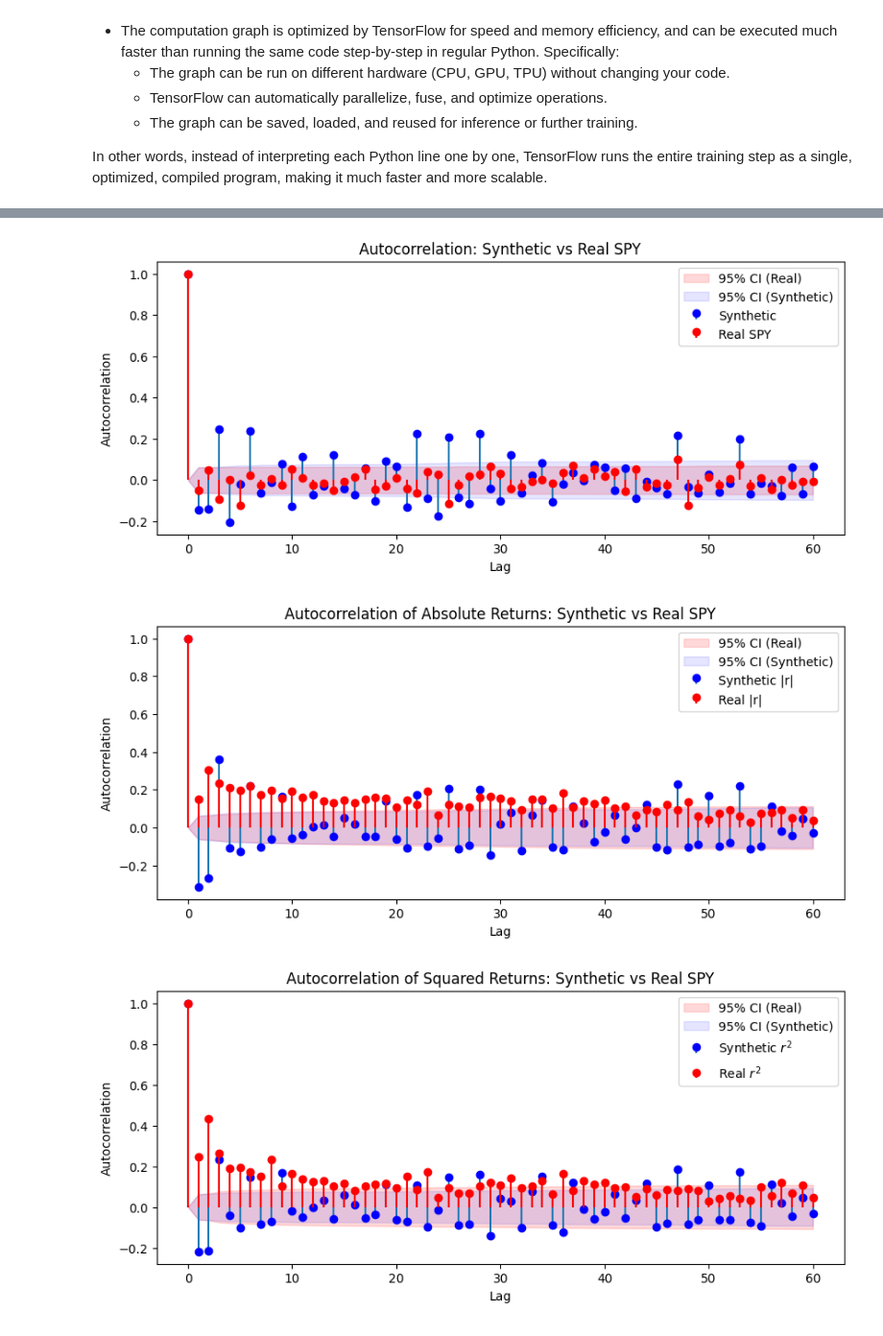
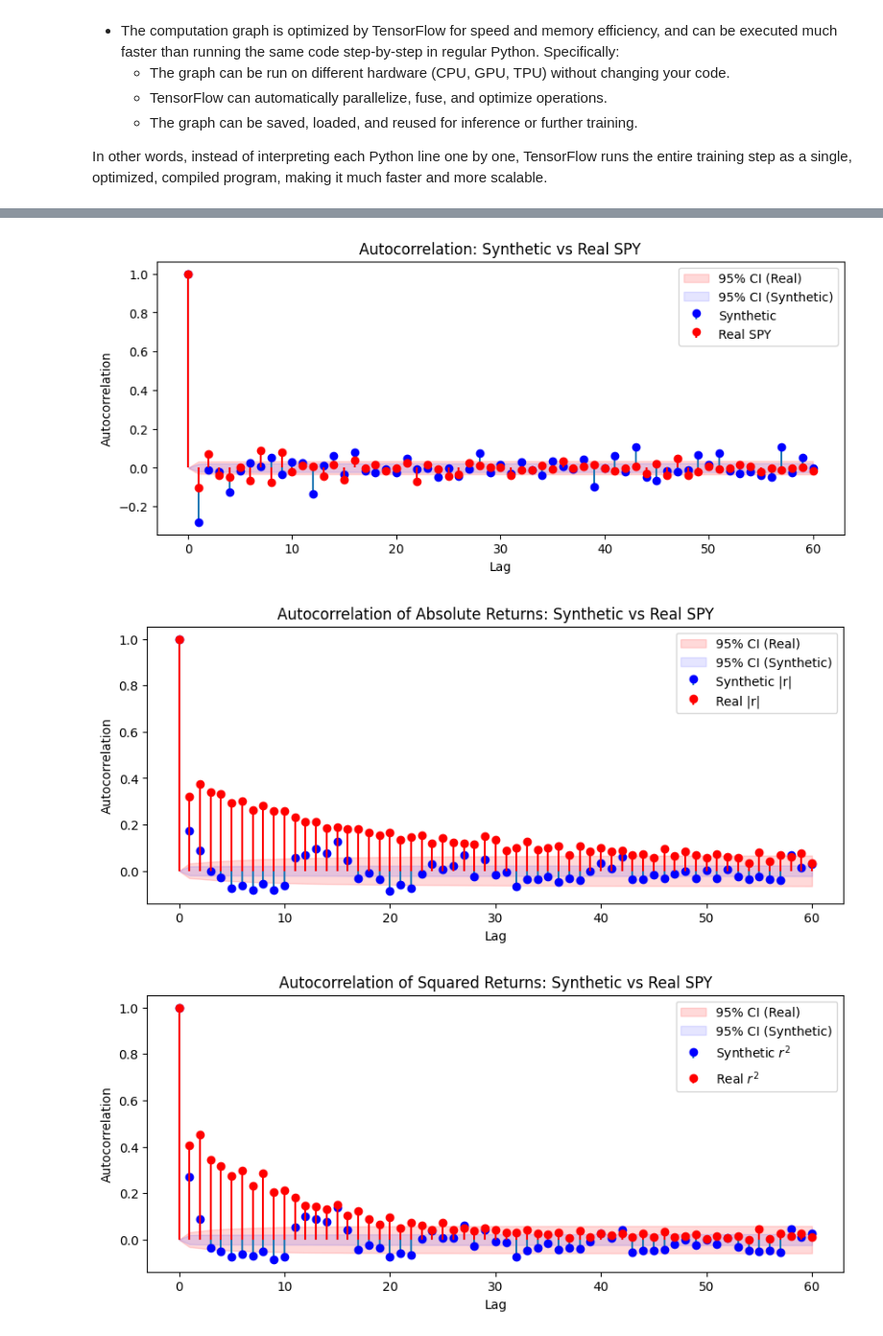
Before and after one commit to yshirai999/Machine-Learning-Lectures, a Jupyter notebook: Lectures/3. GANs.ipynb, the cells around one changed output, grey strips where cells are left out. Shown at 96% size. Cells and saved outputs as stored; diff of their text form; code cells hidden in the pictures.

```diff
--- a/Lectures/3. GANs.ipynb
+++ b/Lectures/3. GANs.ipynb
@@ -1055,6 +1012,6 @@ Epoch 2000: D_loss=0.0372, G_loss=-1.4868, D_acc=0.52, G_acc=0.48
 # %%
 # Generate 1000 days of synthetic data using the trained generator
-n_days = 1000
+n_days = 10000
 synthetic_full = []
 
 # Start with a random real window as history
@@ -1078,7 +1035,7 @@ synthetic_full_orig = inverse_transform(synthetic_full, spy_min, spy_max)
 # Plot empirical distribution
 plt.figure(figsize=(10, 4))
 plt.hist(synthetic_full_orig, bins=50, density=True, alpha=0.6, label="Synthetic")
-plt.hist(inverse_transform(spy_scaled[:n_days], spy_min, spy_max), bins=50, density=True, alpha=0.4, label="Real SPY")
+plt.hist(inverse_transform(spy_scaled[:n_days], spy_min, spy_max), bins=500, density=True, alpha=0.4, label="Real SPY")
 plt.title("Empirical Distribution: Synthetic vs Real SPY")
 plt.xlabel("Log Return")
 plt.ylabel("Density")
@@ -1145,3 +1102,3 @@ plt.show()
-[figure, old version]
+[figure, new version]
-[figure, old version]
+[figure, new version]
-[figure, old version]
+[figure, new version]
```
Also changed, not shown: parts of 7 cells of this notebook.
